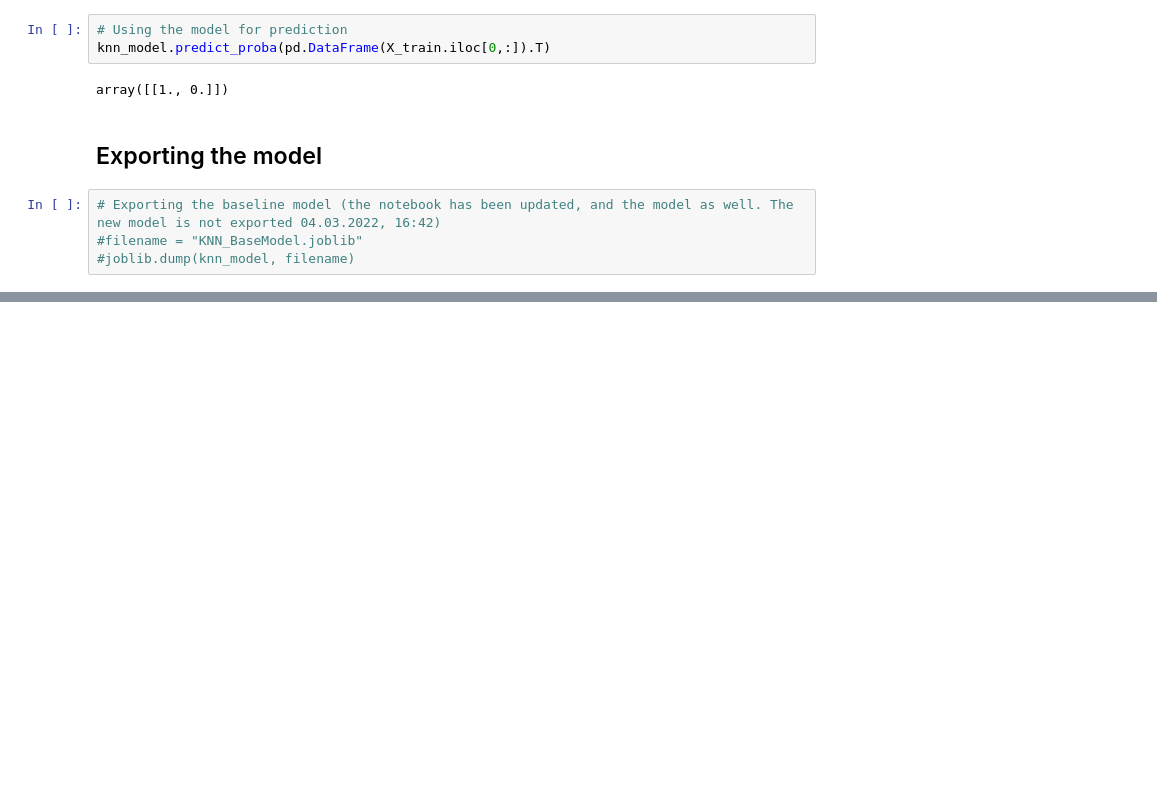
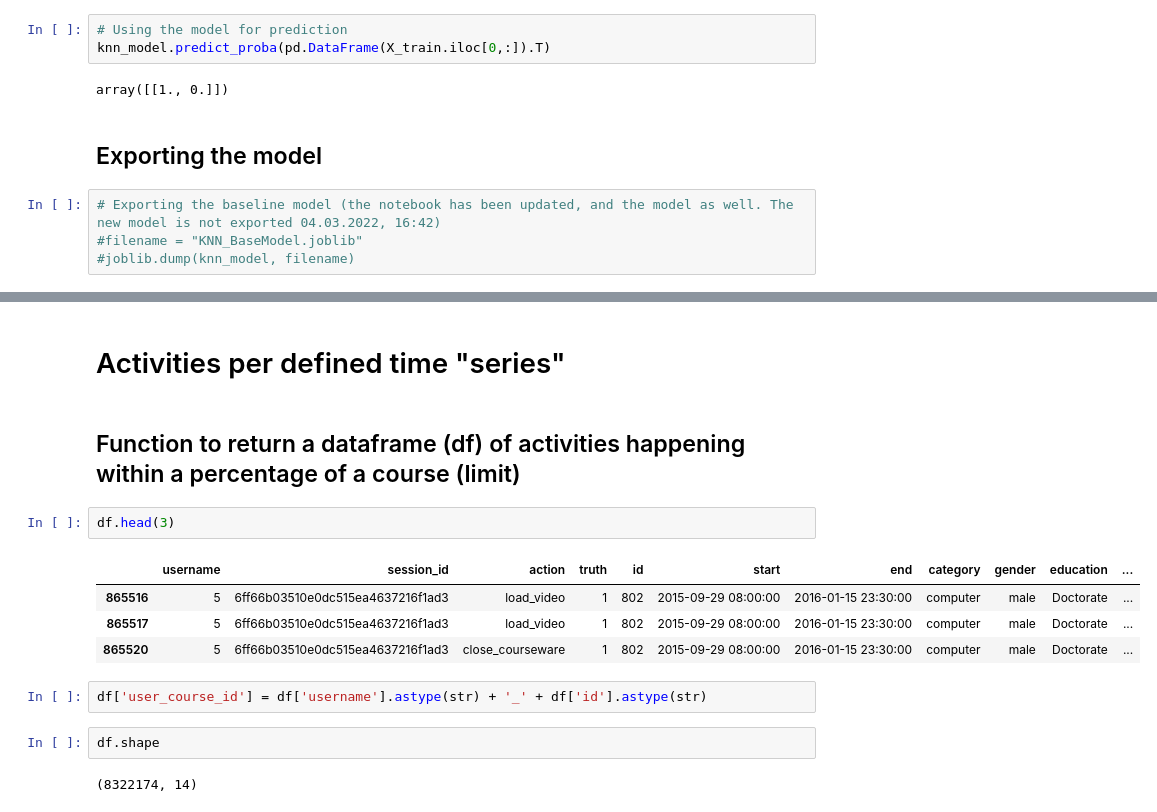
Before and after one commit to Zuza-b/ChangeDEEPly, a Jupyter notebook: notebooks/castrumarrabona_merged_dataframe.ipynb, the cells around one changed output, grey strips where cells are left out. Cells and saved outputs as stored; diff of their text form; blank space fills up the shorter version.

```diff
--- a/notebooks/castrumarrabona_merged_dataframe.ipynb
+++ b/notebooks/castrumarrabona_merged_dataframe.ipynb
@@ -403,0 +447,17 @@ array([[1., 0.]])
+# %% [markdown]
+# Activities per defined time "series"
+# %% [markdown]
+## Function to return a dataframe (df) of activities happening within a percentage of a course (limit)
+# %%
+df.head(3)
+# %% [output]
+|  | username | session_id | action | truth | id | start | end | category | gender | education | ... |
+| 865516 | 5 | 6ff66b03510e0dc515ea4637216f1ad3 | load_video | 1 | 802 | 2015-09-29 08:00:00 | 2016-01-15 23:30:00 | computer | male | Doctorate | ... |
+| 865517 | 5 | 6ff66b03510e0dc515ea4637216f1ad3 | load_video | 1 | 802 | 2015-09-29 08:00:00 | 2016-01-15 23:30:00 | computer | male | Doctorate | ... |
+| 865520 | 5 | 6ff66b03510e0dc515ea4637216f1ad3 | close_courseware | 1 | 802 | 2015-09-29 08:00:00 | 2016-01-15 23:30:00 | computer | male | Doctorate | ... |
+# %%
+df['user_course_id'] = df['username'].astype(str) + '_' + df['id'].astype(str)
+# %%
+df.shape
+# %% [output]
+(8322174, 14)
```
Also changed, not shown: parts of 23 cells of this notebook, 1 other file.
